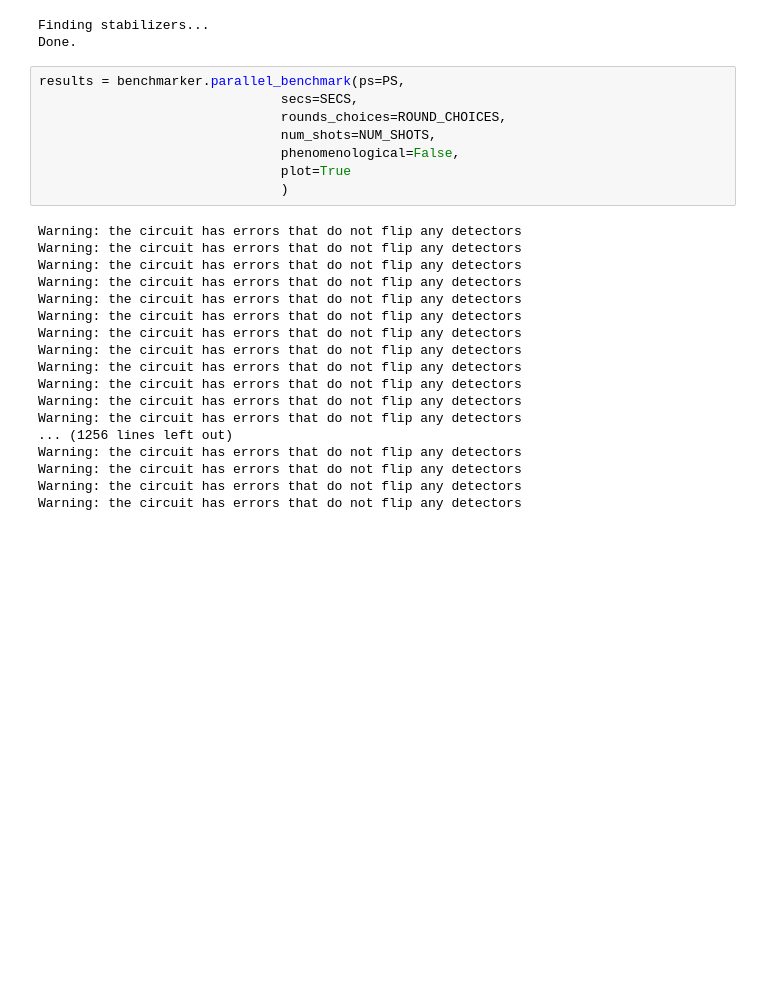
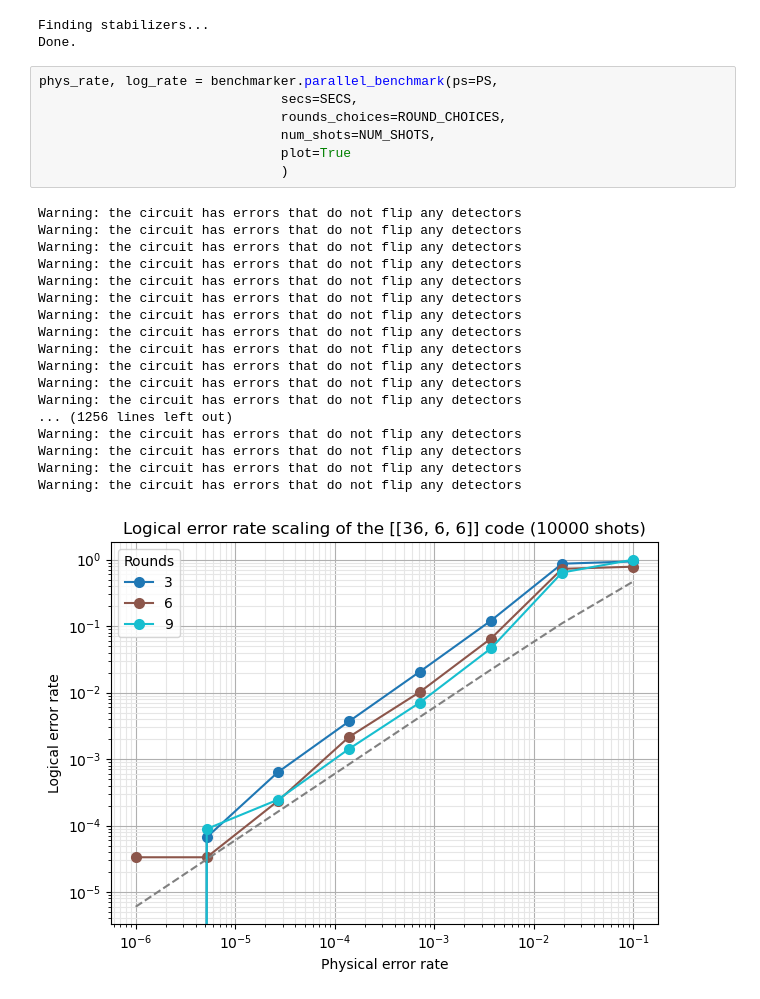
Before and after one commit to jz-lu/mirrorcodes, a Jupyter notebook: analysis.ipynb, the cells around one changed output. Cells and saved outputs as stored; diff of their text form; blank space fills up the shorter version.

Commit message:
parallel analysis.py implemented

```diff
--- a/analysis.ipynb
+++ b/analysis.ipynb
@@ -49,28 +49,28 @@ SECS = [code.fully_ft_for_css(noise_model_name=noise_model_name,
 Finding stabilizers...
 Done.
 # %%
-results = benchmarker.parallel_benchmark(ps=PS,
+phys_rate, log_rate = benchmarker.parallel_benchmark(ps=PS,
                                secs=SECS,
                                rounds_choices=ROUND_CHOICES,
                                num_shots=NUM_SHOTS,
-                               phenomenological=False,
                                plot=True
                                )
 # %% [output]
 Warning: the circuit has errors that do not flip any detectors
 Warning: the circuit has errors that do not flip any detectors
 Warning: the circuit has errors that do not flip any detectors
 Warning: the circuit has errors that do not flip any detectors
 Warning: the circuit has errors that do not flip any detectors
 Warning: the circuit has errors that do not flip any detectors
 Warning: the circuit has errors that do not flip any detectors
 Warning: the circuit has errors that do not flip any detectors
 Warning: the circuit has errors that do not flip any detectors
 Warning: the circuit has errors that do not flip any detectors
 Warning: the circuit has errors that do not flip any detectors
 Warning: the circuit has errors that do not flip any detectors
 ... (1256 lines left out)
 Warning: the circuit has errors that do not flip any detectors
 Warning: the circuit has errors that do not flip any detectors
 Warning: the circuit has errors that do not flip any detectors
 Warning: the circuit has errors that do not flip any detectors
+[figure, added]
```
Also changed, not shown: 4 other files.
